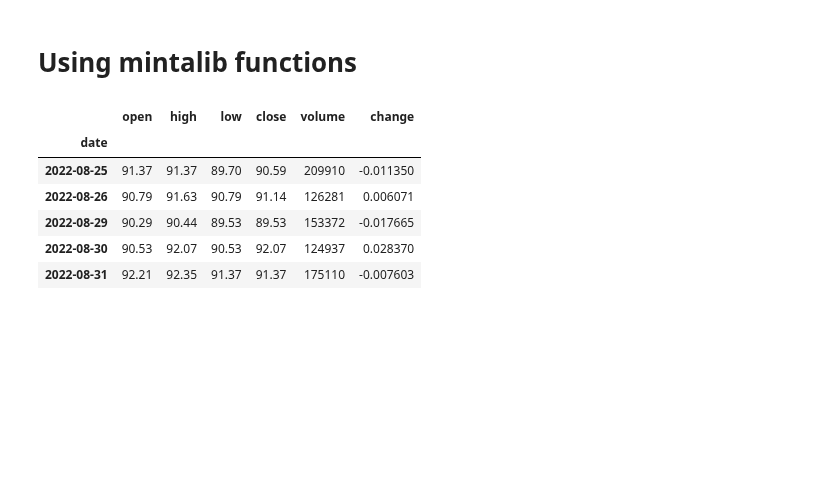
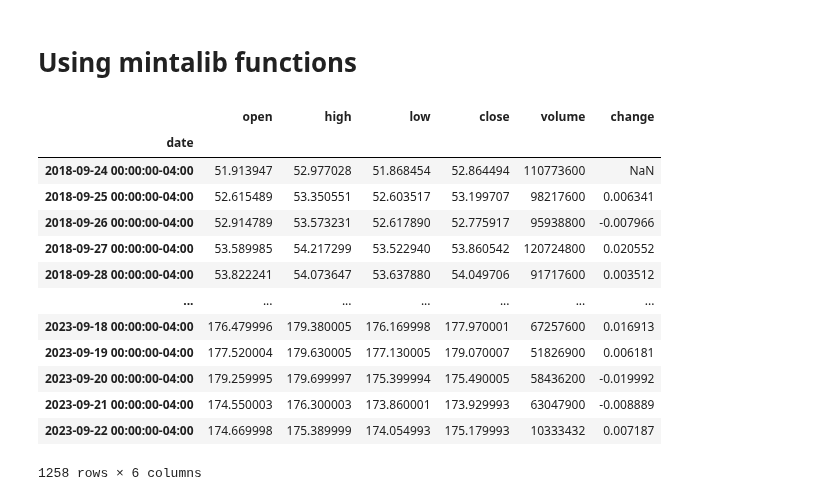
Before and after one commit to furechan/mintalib, a Jupyter notebook: examples/mintalib-funcs.ipynb, the cells around one changed output. Cells and saved outputs as stored; diff of their text form; code cells hidden in the pictures; blank space fills up the shorter version.

```diff
--- a/examples/mintalib-funcs.ipynb
+++ b/examples/mintalib-funcs.ipynb
@@ -7,13 +6,20 @@ from mintalib.core import EMA, SMA, TRANGE, MACD
 # %%
-prices = sample_prices()
-prices.tail()
+prices = sample_prices(target='pandas')
+prices
 # %% [output]
 |  | open | high | low | close | volume | change |
 | date |  |  |  |  |  |  |
-| 2022-08-25 | 91.37 | 91.37 | 89.70 | 90.59 | 209910 | -0.011350 |
-| 2022-08-26 | 90.79 | 91.63 | 90.79 | 91.14 | 126281 | 0.006071 |
-| 2022-08-29 | 90.29 | 90.44 | 89.53 | 89.53 | 153372 | -0.017665 |
-| 2022-08-30 | 90.53 | 92.07 | 90.53 | 92.07 | 124937 | 0.028370 |
-| 2022-08-31 | 92.21 | 92.35 | 91.37 | 91.37 | 175110 | -0.007603 |
+| 2018-09-24 00:00:00-04:00 | 51.913947 | 52.977028 | 51.868454 | 52.864494 | 110773600 | NaN |
+| 2018-09-25 00:00:00-04:00 | 52.615489 | 53.350551 | 52.603517 | 53.199707 | 98217600 | 0.006341 |
+| 2018-09-26 00:00:00-04:00 | 52.914789 | 53.573231 | 52.617890 | 52.775917 | 95938800 | -0.007966 |
+| 2018-09-27 00:00:00-04:00 | 53.589985 | 54.217299 | 53.522940 | 53.860542 | 120724800 | 0.020552 |
+| 2018-09-28 00:00:00-04:00 | 53.822241 | 54.073647 | 53.637880 | 54.049706 | 91717600 | 0.003512 |
+| ... | ... | ... | ... | ... | ... | ... |
+| 2023-09-18 00:00:00-04:00 | 176.479996 | 179.380005 | 176.169998 | 177.970001 | 67257600 | 0.016913 |
+| 2023-09-19 00:00:00-04:00 | 177.520004 | 179.630005 | 177.130005 | 179.070007 | 51826900 | 0.006181 |
+| 2023-09-20 00:00:00-04:00 | 179.259995 | 179.699997 | 175.399994 | 175.490005 | 58436200 | -0.019992 |
+| 2023-09-21 00:00:00-04:00 | 174.550003 | 176.300003 | 173.860001 | 173.929993 | 63047900 | -0.008889 |
+| 2023-09-22 00:00:00-04:00 | 174.669998 | 175.389999 | 174.054993 | 175.179993 | 10333432 | 0.007187 |
+1258 rows × 6 columns
 # %%
 res = MACD(prices)
```
Also changed, not shown: parts of 4 cells of this notebook, 25 other files.
